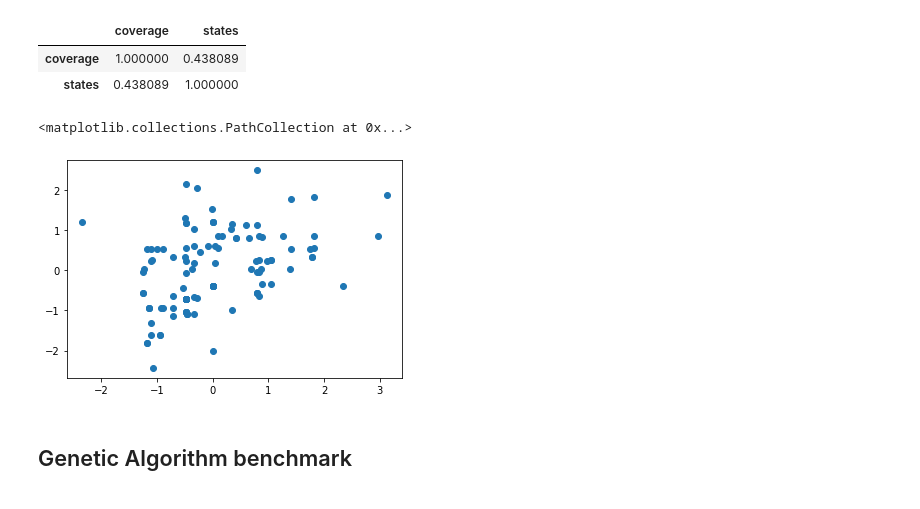
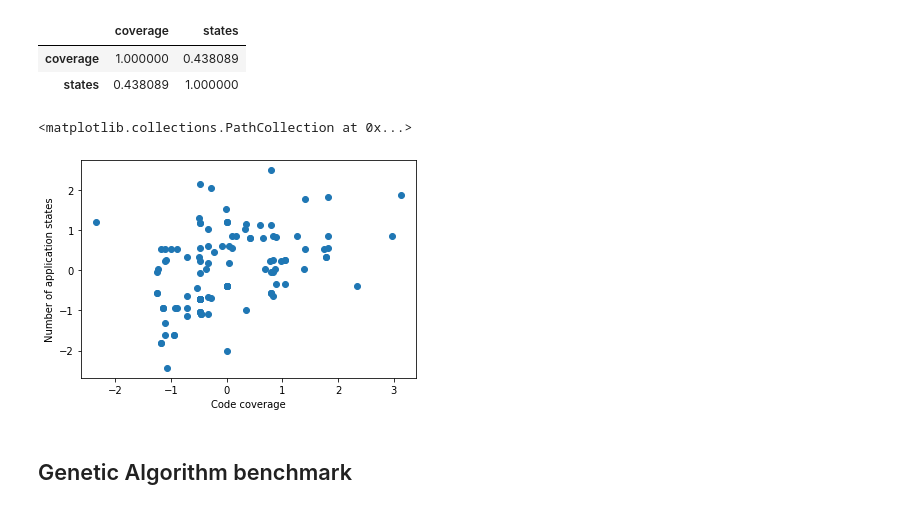
Before and after one commit to yayapenmaew/automated-gui-tester, a Jupyter notebook: ga_analyze.ipynb, the cells around one changed output. Drawn from its saved outputs; the diff is of its cells as text; code cells hidden in the pictures.

```diff
--- a/ga_analyze.ipynb
+++ b/ga_analyze.ipynb
@@ -31,10 +31,12 @@ df.corr(method="spearman")
 | coverage | 1.000000 | 0.438089 |
 | states | 0.438089 | 1.000000 |
 # %%
+plt.ylabel('Number of application states')
+plt.xlabel('Code coverage')
 plt.scatter(df['coverage'], df['states'])
 # %% [output]
 <matplotlib.collections.PathCollection at 0x...>
-[figure, old version]
+[figure, new version]
 # %% [markdown]
 ## Genetic Algorithm benchmark
 # %%
```
Also changed, not shown: parts of 10 cells of this notebook, 4 other files.
